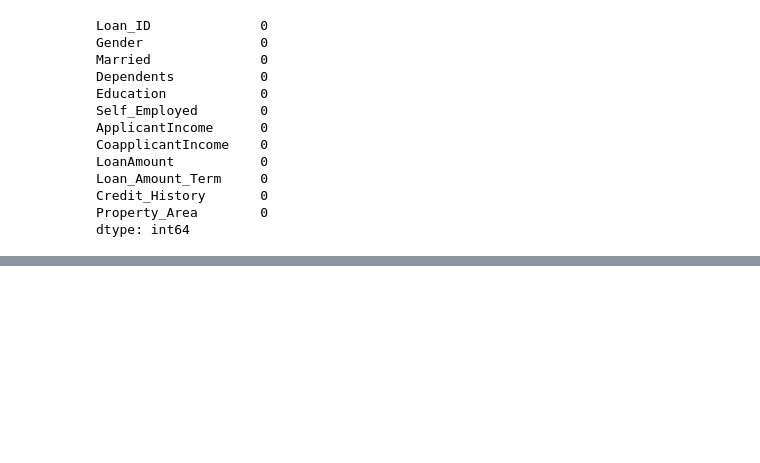
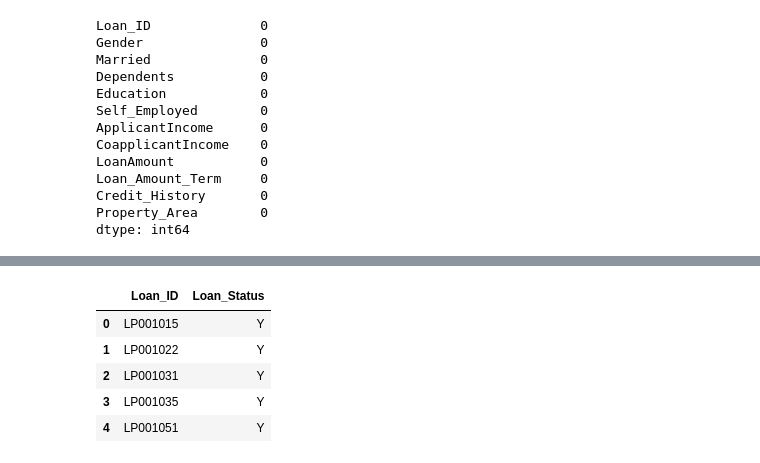
Before and after one commit to athu-lya/Assignment1, a Jupyter notebook: Virtual_competition2_Athulya.ipynb, the cells around one changed output, grey strips where cells are left out. Cells and saved outputs as stored; diff of their text form; code cells hidden in the pictures; blank space fills up the shorter version.

```diff
--- a/Virtual_competition2_Athulya.ipynb
+++ b/Virtual_competition2_Athulya.ipynb
@@ -297,6 +297,20 @@ def make_submission_file(y_pred, submission_id,id=loan_id):
   df.Loan_Status=df.Loan_Status.map({0:'N',1:'Y'})
   df.to_csv(f"Submission_{submission_id}.csv", index=False)
   return df
+# %%
+from sklearn.tree import DecisionTreeClassifier
+dt_clf=DecisionTreeClassifier()
+dt_clf.fit(X_train,y_train)
+y_pred=dt_clf.predict(test_data)
+sub_df = make_submission_file(y_preds,"001")
+sub_df.head()
+# %% [output]
+|  | Loan_ID | Loan_Status |
+| 0 | LP001015 | Y |
+| 1 | LP001022 | Y |
+| 2 | LP001031 | Y |
+| 3 | LP001035 | Y |
+| 4 | LP001051 | Y |
 # %%
 from sklearn.ensemble import RandomForestClassifier
 rf_clf = RandomForestClassifier()
```
Also changed, not shown: parts of 2 cells of this notebook.
